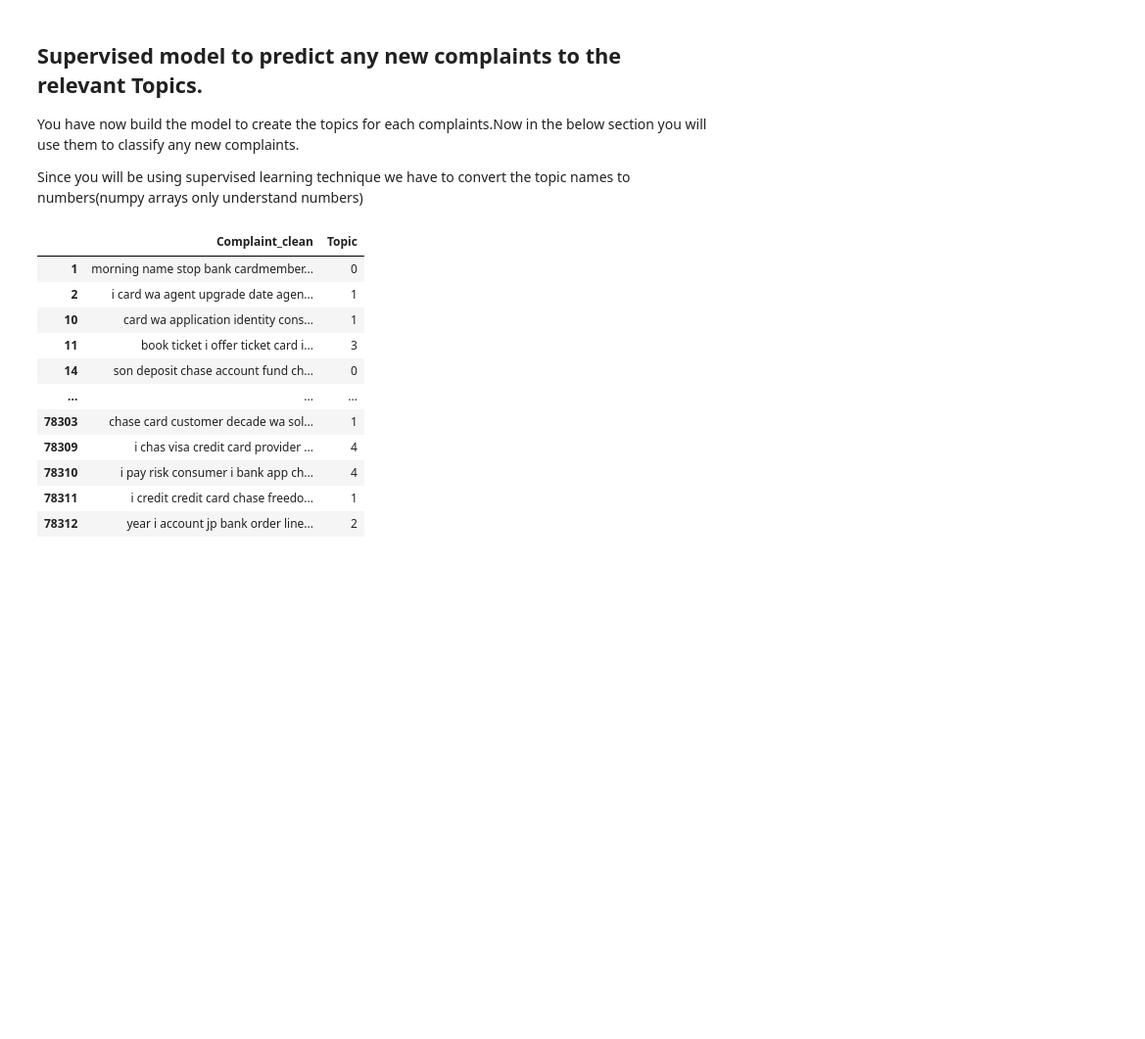
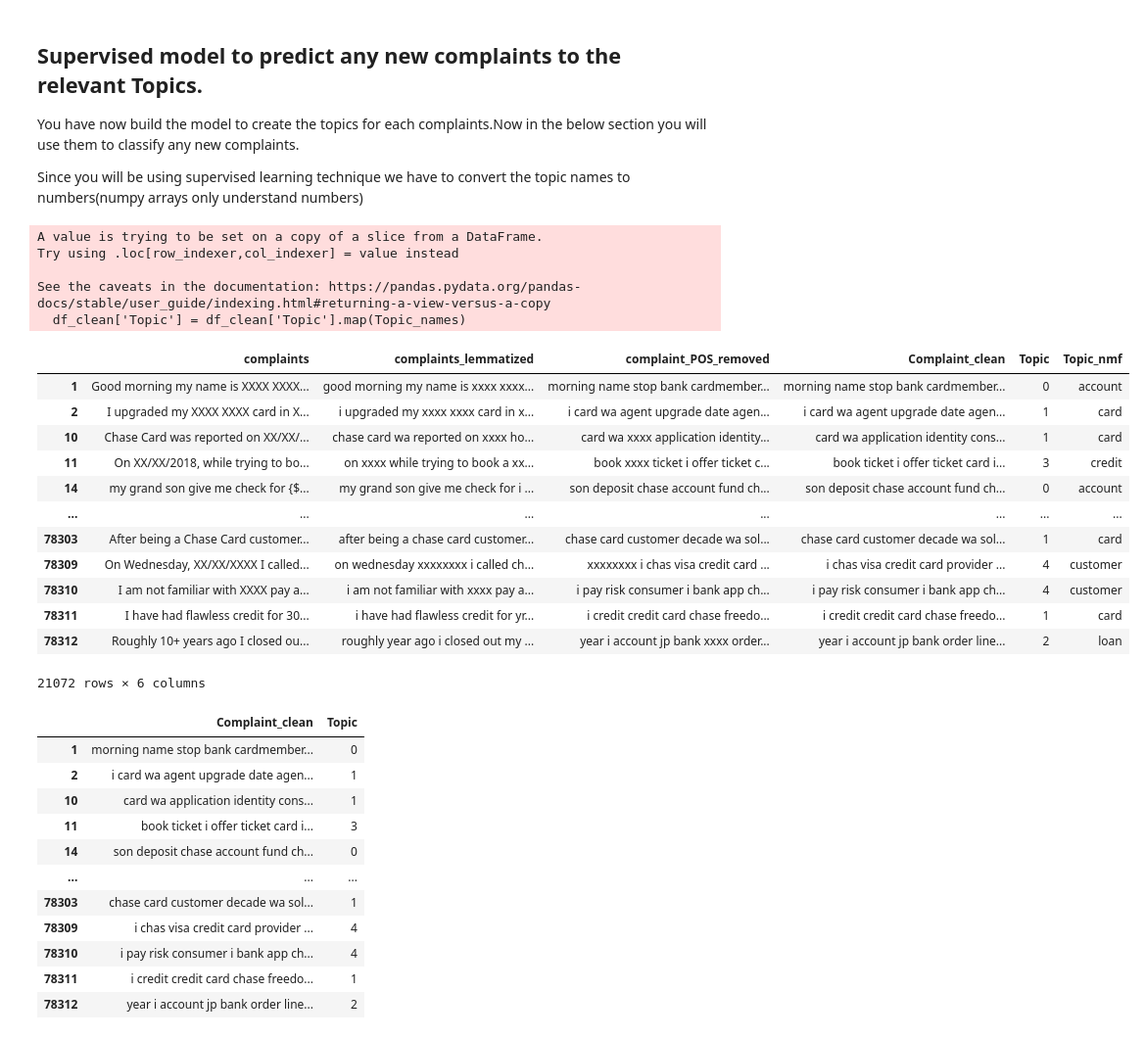
Before and after one commit to bengcheo/ticket_classification, a Jupyter notebook: Automatic_Ticket_Classification_Assignment.ipynb, the cells around one changed output. Shown at 98% size. Cells and saved outputs as stored; diff of their text form; code cells hidden in the pictures; blank space fills up the shorter version.

```diff
--- a/Automatic_Ticket_Classification_Assignment.ipynb
+++ b/Automatic_Ticket_Classification_Assignment.ipynb
@@ -574,6 +602,13 @@ Since you will be using supervised learning technique we have to convert the top
 # %%
 #Create the dictionary again of Topic names and Topics
 
-#Topic_names = {0:'bank Account',1:'CC', 2:'theft', 3:'mortgage',4:'others'}
+Topic_names = {"Bank Account services": 0,"Credit card or prepaid card": 1,
+               "Others": 2,"Theft/Dispute Reporting": 3,"Mortgage/Loan": 4}
 #Replace Topics with Topic Names
-#df_clean['Topic'] = df_clean['Topic'].map(Topic_names)
+df_clean['Topic'] = df_clean['Topic'].map(Topic_names)
+# %% [output]
+A value is trying to be set on a copy of a slice from a DataFrame.
+Try using .loc[row_indexer,col_indexer] = value instead
+
+See the caveats in the documentation: https://pandas.pydata.org/pandas-docs/stable/user_guide/indexing.html#returning-a-view-versus-a-copy
+  df_clean['Topic'] = df_clean['Topic'].map(Topic_names)
@@ -582,3 +615,19 @@ Since you will be using supervised learning technique we have to convert the top
+# %%
+df_clean
+# %% [output]
+|  | complaints | complaints_lemmatized | complaint_POS_removed | Complaint_clean | Topic | Topic_nmf |
+| 1 | Good morning my name is XXXX XXXX... | good morning my name is xxxx xxxx... | morning name stop bank cardmember... | morning name stop bank cardmember... | 0 | account |
+| 2 | I upgraded my XXXX XXXX card in X... | i upgraded my xxxx xxxx card in x... | i card wa agent upgrade date agen... | i card wa agent upgrade date agen... | 1 | card |
+| 10 | Chase Card was reported on XX/XX/... | chase card wa reported on xxxx ho... | card wa xxxx application identity... | card wa application identity cons... | 1 | card |
+| 11 | On XX/XX/2018, while trying to bo... | on xxxx while trying to book a xx... | book xxxx ticket i offer ticket c... | book ticket i offer ticket card i... | 3 | credit |
+| 14 | my grand son give me check for {$... | my grand son give me check for i ... | son deposit chase account fund ch... | son deposit chase account fund ch... | 0 | account |
+| ... | ... | ... | ... | ... | ... | ... |
+| 78303 | After being a Chase Card customer... | after being a chase card customer... | chase card customer decade wa sol... | chase card customer decade wa sol... | 1 | card |
+| 78309 | On Wednesday, XX/XX/XXXX I called... | on wednesday xxxxxxxx i called ch... | xxxxxxxx i chas visa credit card ... | i chas visa credit card provider ... | 4 | customer |
+| 78310 | I am not familiar with XXXX pay a... | i am not familiar with xxxx pay a... | i pay risk consumer i bank app ch... | i pay risk consumer i bank app ch... | 4 | customer |
+| 78311 | I have had flawless credit for 30... | i have had flawless credit for yr... | i credit credit card chase freedo... | i credit credit card chase freedo... | 1 | card |
+| 78312 | Roughly 10+ years ago I closed ou... | roughly year ago i closed out my ... | year i account jp bank xxxx order... | year i account jp bank order line... | 2 | loan |
+21072 rows × 6 columns
 # %%
 #Keep the columns"complaint_what_happened" & "Topic" only in the new dataframe --> training_data
 training_df = df_clean[['Complaint_clean','Topic']]
```
Also changed, not shown: parts of 17 cells of this notebook.
